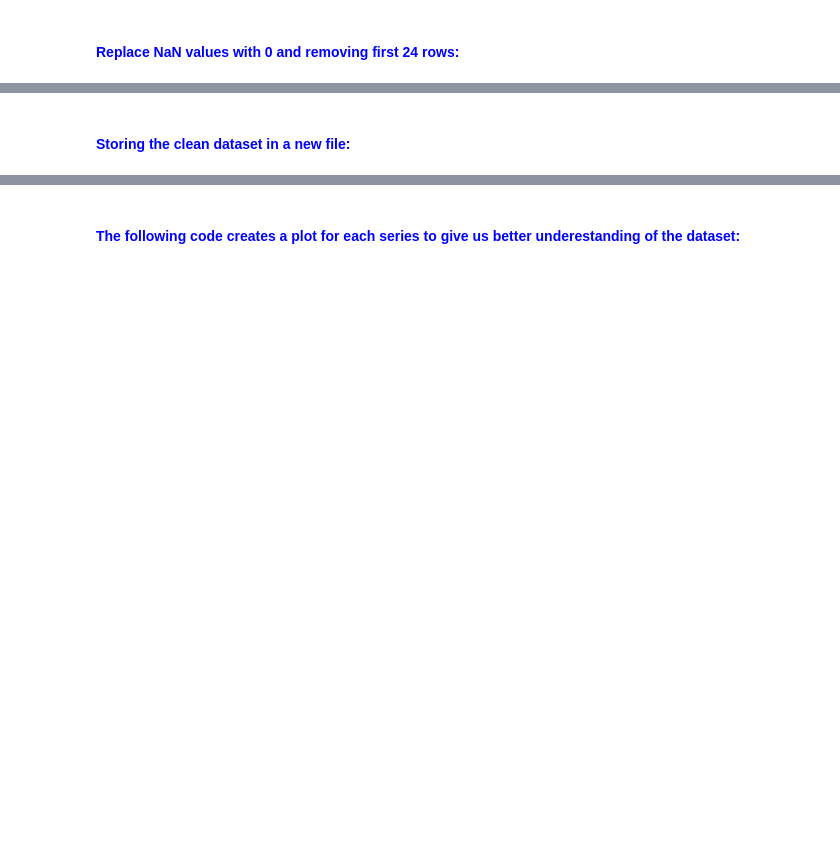
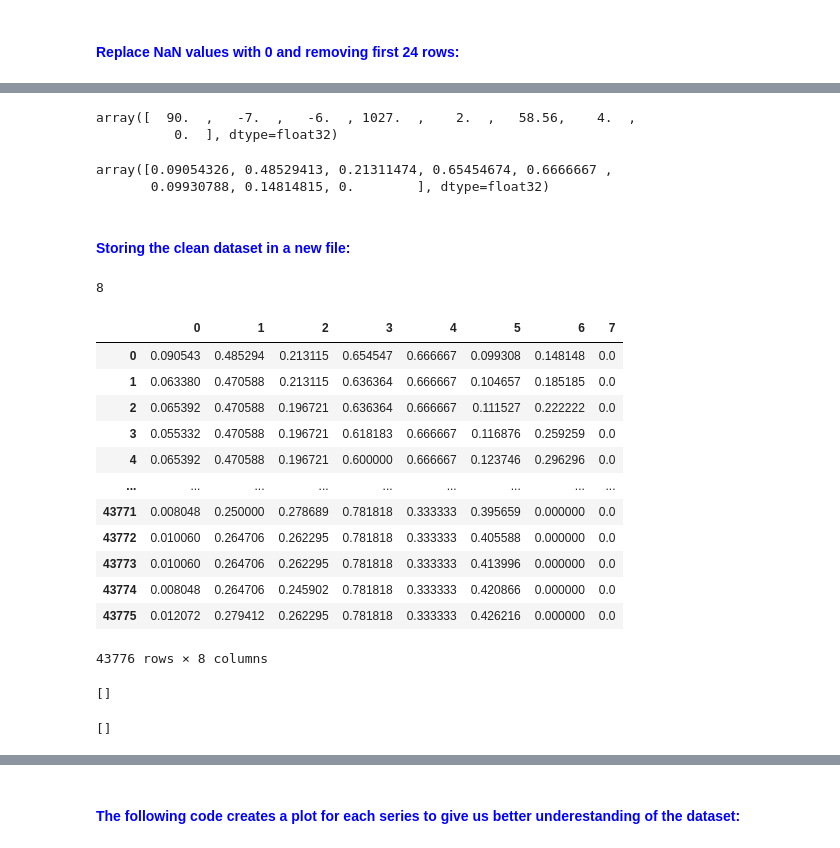
Before and after one commit to voghoei/DL-Fundation, a Jupyter notebook: LSTM-Time-Series-Prediction-master/LSTM Time Series Prediction.ipynb, the cells around one changed output, grey strips where cells are left out. Drawn from its saved outputs; the diff is of its cells as text; code cells hidden in the pictures; blank space fills up the shorter version.

```diff
--- a/LSTM-Time-Series-Prediction-master/LSTM Time Series Prediction.ipynb
+++ b/LSTM-Time-Series-Prediction-master/LSTM Time Series Prediction.ipynb
@@ -55,2 +71,19 @@ dataset.head(3)
+# %%
+# integer encode direction
+encoder = preprocessing.LabelEncoder()
+values[:,4] = encoder.fit_transform(values[:,4])
+values = values.astype('float32')
+values[0]
+# %% [output]
+array([  90.  ,   -7.  ,   -6.  , 1027.  ,    2.  ,   58.56,    4.  ,
+          0.  ], dtype=float32)
+# %%
+# normalize features
+scaler = MinMaxScaler(feature_range=(0, 1))
+scaled = scaler.fit_transform(values)
+scaled[0]
+# %% [output]
+array([0.09054326, 0.48529413, 0.21311474, 0.65454674, 0.6666667 ,
+       0.09930788, 0.14814815, 0.        ], dtype=float32)
 # %% [markdown]
 #### <span style="color:blue">Storing the clean dataset in a new file:</span>
@@ -58,0 +90,35 @@ dataset.to_csv('pollution.csv')
+# %%
+data = scaled
+n_in=1
+n_out=1
+dropnan=True
+n_vars = 1 if type(data) is list else data.shape[1]
+df = pd.DataFrame(data)
+cols, names = list(), list()
+n_vars
+# %% [output]
+8
+# %%
+df
+# %% [output]
+|  | 0 | 1 | 2 | 3 | 4 | 5 | 6 | 7 |
+| 0 | 0.090543 | 0.485294 | 0.213115 | 0.654547 | 0.666667 | 0.099308 | 0.148148 | 0.0 |
+| 1 | 0.063380 | 0.470588 | 0.213115 | 0.636364 | 0.666667 | 0.104657 | 0.185185 | 0.0 |
+| 2 | 0.065392 | 0.470588 | 0.196721 | 0.636364 | 0.666667 | 0.111527 | 0.222222 | 0.0 |
+| 3 | 0.055332 | 0.470588 | 0.196721 | 0.618183 | 0.666667 | 0.116876 | 0.259259 | 0.0 |
+| 4 | 0.065392 | 0.470588 | 0.196721 | 0.600000 | 0.666667 | 0.123746 | 0.296296 | 0.0 |
+| ... | ... | ... | ... | ... | ... | ... | ... | ... |
+| 43771 | 0.008048 | 0.250000 | 0.278689 | 0.781818 | 0.333333 | 0.395659 | 0.000000 | 0.0 |
+| 43772 | 0.010060 | 0.264706 | 0.262295 | 0.781818 | 0.333333 | 0.405588 | 0.000000 | 0.0 |
+| 43773 | 0.010060 | 0.264706 | 0.262295 | 0.781818 | 0.333333 | 0.413996 | 0.000000 | 0.0 |
+| 43774 | 0.008048 | 0.264706 | 0.245902 | 0.781818 | 0.333333 | 0.420866 | 0.000000 | 0.0 |
+| 43775 | 0.012072 | 0.279412 | 0.262295 | 0.781818 | 0.333333 | 0.426216 | 0.000000 | 0.0 |
+43776 rows × 8 columns
+# %%
+cols
+# %% [output]
+[]
+# %%
+names
+# %% [output]
+[]
```
Also changed, not shown: parts of 13 cells of this notebook, 12 other files.
